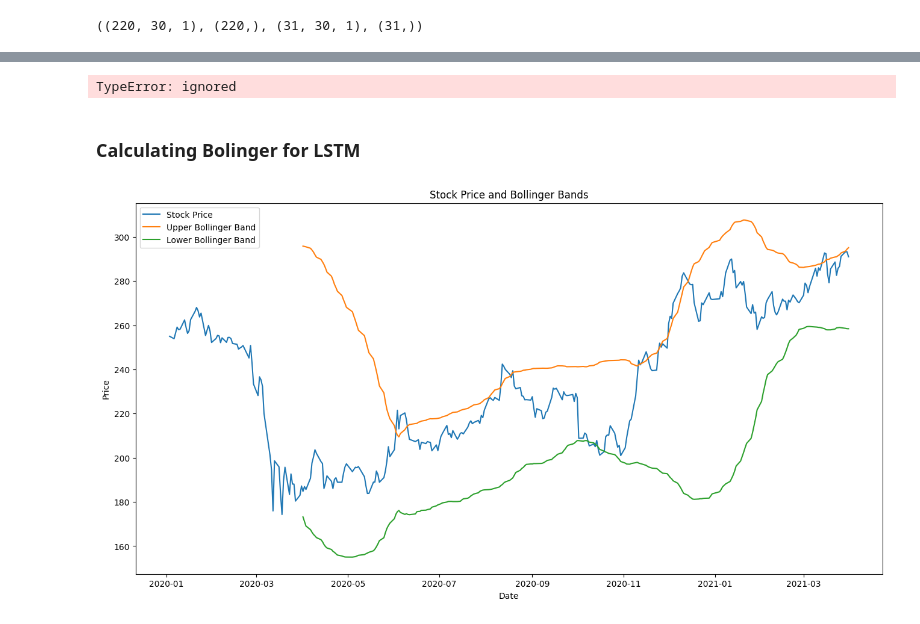
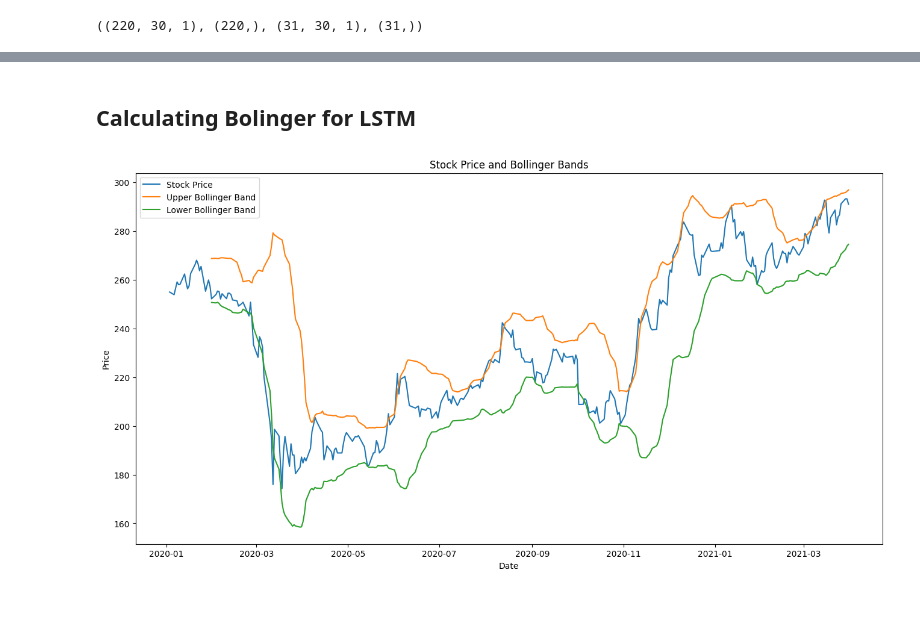
Before and after one commit to alyhussein86/C6oUVdljHlRZgnaq, a Jupyter notebook: P5_ValueInvestor.ipynb, the cells around one changed output, grey strips where cells are left out. Cells and saved outputs as stored; diff of their text form; code cells hidden in the pictures.

```diff
--- a/P5_ValueInvestor.ipynb
+++ b/P5_ValueInvestor.ipynb
@@ -382,6 +385,6 @@ Final capital: 11830.31
 # %%
 # Calculate moving averages (adjust window size as needed)
-window = 1000
+window = 20
 forecast['rolling_mean'] = forecast['yhat'].rolling(window=window).mean()
 
 # Generate buy/sell/hold recommendations based on forecast and moving averages
@@ -814,11 +624,0 @@ X_test = np.array(X_test)
-# %%
-# Make predictions
-predictions = model.predict(X_test[-1])
-predictions = scaler.inverse_transform(predictions)
-
-# Create a copy of X_test to store the updated values
-X_test_updated = X_test[-1].reshape(1, 30)
-num_days_to_predict = 63
-print(X_test_updated.shape)
-# %% [output]
-TypeError: ignored
@@ -849,27 +625,27 @@ df_predictions = pd.DataFrame(predictions_list, columns=['Price'])
 # %% [markdown]
-### Calculating Bolinger for LSTM
+## Calculating Bolinger for LSTM
 # %%
 # Calculate Bollinger Bands
 def calculate_bollinger_bands(db, window):
     db['SMA'] = db['Price'].rolling(window=window).mean()
     db['STD'] = db['Price'].rolling(window=window).std()
     db['High'] = db['SMA'] + (2 * db['STD'])
     db['Low'] = db['SMA'] - (2 * db['STD'])
     return db
 
-window_size = 61
+window_size = 20
 
 # Visualize the stock prices and Bollinger Bands
-df_b = calculate_bollinger_bands(data, window_size)
+df_b = calculate_bollinger_bands(df_pd, window_size)
 
 plt.figure(figsize=(16, 8))
-plt.plot(data['Date'], data['Price'], label='Stock Price')
-plt.plot(data['Date'], data['High'], label='Upper Bollinger Band')
-plt.plot(data['Date'], data['Low'], label='Lower Bollinger Band')
+plt.plot(df_pd['Date'], df_pd['Price'], label='Stock Price')
+plt.plot(df_pd['Date'], df_pd['High'], label='Upper Bollinger Band')
+plt.plot(df_pd['Date'], df_pd['Low'], label='Lower Bollinger Band')
 plt.title('Stock Price and Bollinger Bands')
 plt.xlabel('Date')
 plt.ylabel('Price')
 plt.legend()
 plt.show()
 # %% [output]
-[figure, old version]
+[figure, new version]
```
Also changed, not shown: parts of 54 cells of this notebook.
